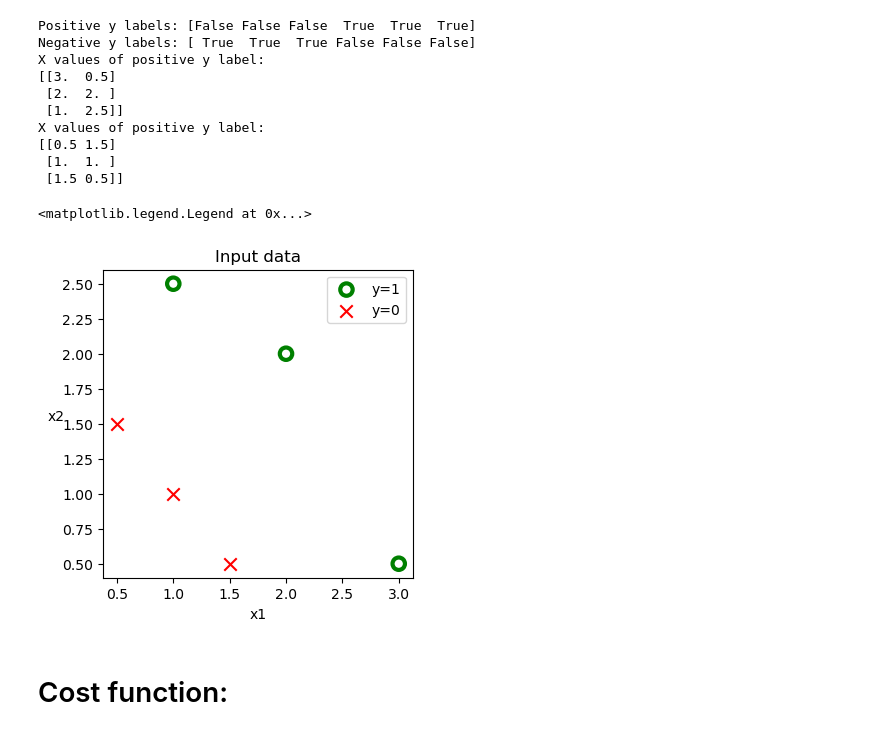
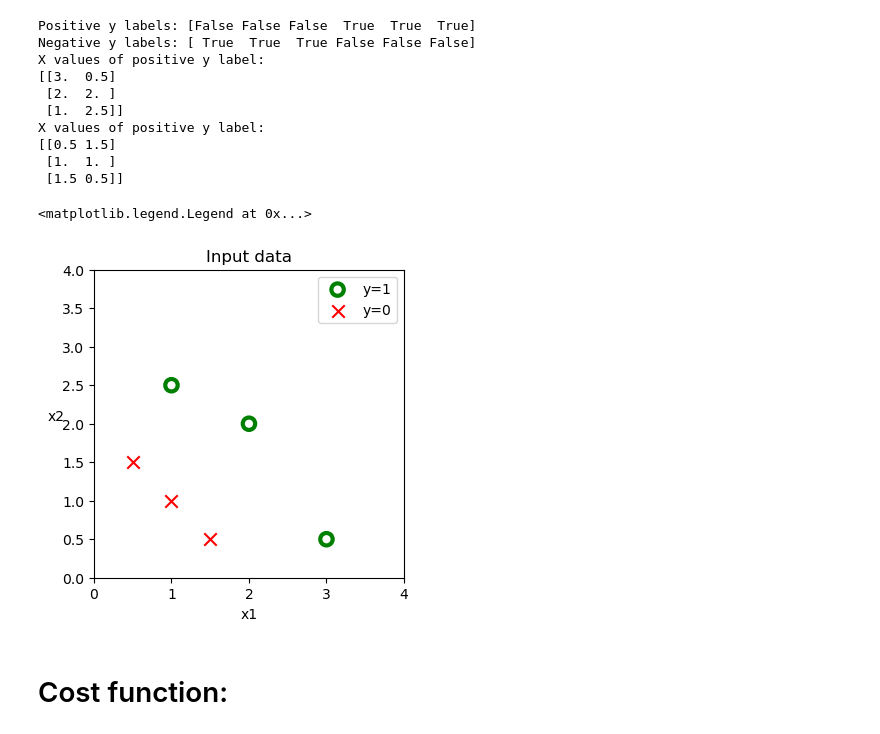
Before and after one commit to peterbaksa/MachineLearning, a Jupyter notebook: 03_Classification/01_logistic_regression/01_base_of_logistic_regression.ipynb, the cells around one changed output. Cells and saved outputs as stored; diff of their text form; code cells hidden in the pictures.

Commit message:
Added gradient descent in to base o linear regression with visualizations

```diff
--- a/03_Classification/01_logistic_regression/01_base_of_logistic_regression.ipynb
+++ b/03_Classification/01_logistic_regression/01_base_of_logistic_regression.ipynb
@@ -41,14 +43,15 @@ X values of positive y label:
 # %%
 _, ax = plt.subplots(1,1,figsize=(4,4))
 ax.scatter(X[pos, 0], X[pos, 1], marker='o', s=80, color='g', label='y=1', lw=3, facecolors='none')
 ax.scatter(X[neg, 0], X[neg, 1], marker='x', s=80, color='r', label='y=0')
 plt.title('Input data')
 plt.xlabel('x1')
 plt.ylabel('x2', rotation=0)
+ax.axis([0, 4, 0, 4])
 ax.legend(loc='best')
 # %% [output]
 <matplotlib.legend.Legend at 0x...>
-[figure, old version]
+[figure, new version]
 # %% [markdown]
 # Cost function:
 # %%
```
Also changed, not shown: parts of 10 cells of this notebook, 3 other files.
